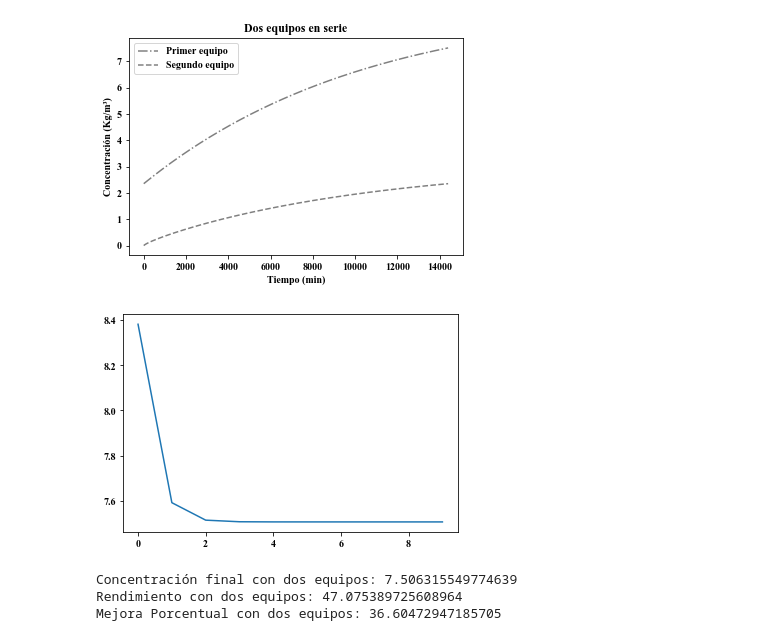
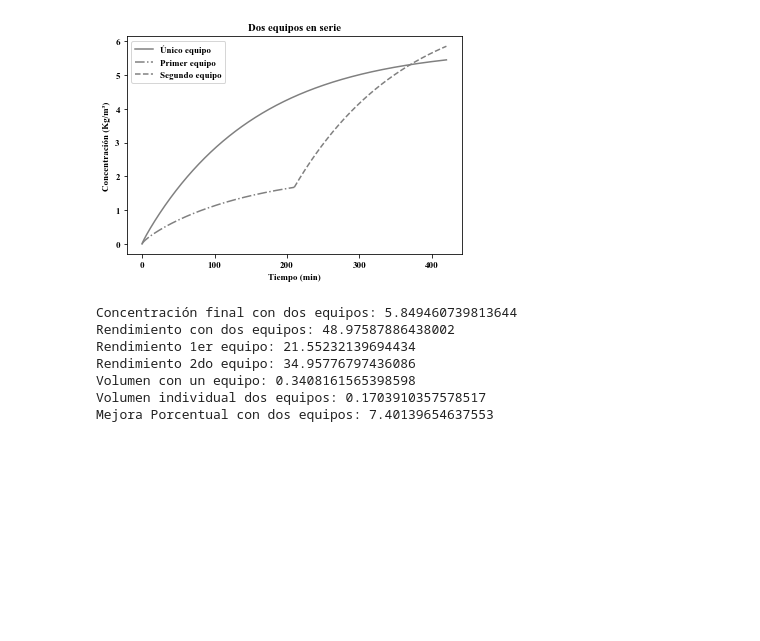
Before and after one commit to fedebenelli/PDE-solver, a Jupyter notebook: Jupyter/batch-diffusion.ipynb, the cells around one changed output. Cells and saved outputs as stored; diff of their text form; code cells hidden in the pictures; blank space fills up the shorter version.

```diff
--- a/Jupyter/batch-diffusion.ipynb
+++ b/Jupyter/batch-diffusion.ipynb
@@ -252,35 +471,54 @@ Mejora Porcentual con tres equipos: 52.531512333452774
 # %%
+'__Calculo de dos batchs en serie__'
+
 convergencia = []
 
+t1 = t[:int(nt/2)]
+t2 = t[int(nt/2):]
+
 for i in range(0,10):
-    sol1 = odeint(batch, [x0, sol2[-1][1]], t)
-    sol2 = odeint(batch, [sol1[-1][0], y0], t)
+    sol1 = odeint(batch, [sol2[-1][0], y0], t1)
+    sol2 = odeint(batch, [x0, sol1[-1][-1]], t2)
     convergencia.append(sol1[-1][1])
 
-conc_final_2 = sol1[-1][-1]
-rendimiento_2 = (sol1[0][0]-sol2[-1][0])/sol1[0][0]*100
+conc_final_2 = sol2[-1][-1]
+rendimiento_2 = 100*(1 - sol1[-1][0]/sol2[0][0])
+
+rendimiento_2_1 = 100 * (1 - sol1[-1][0]/sol1[0][0])
+rendimiento_2_2 = 100 * (1 - sol2[-1][0]/sol2[0][0])
+
+V_1 = W * t[-1]/((1-eps)*dens)
+V_2 = W * t1[-1]/((1-eps)*dens)
 
 # Fase Líquida
-plt.plot(t, sol1[:,-1], ls='-.', color='grey', label = 'Primer equipo')
-plt.plot(t, sol2[:,-1], ls='--', color='grey', label = 'Segundo equipo')
+plt.plot(t/60, sol0[:, -1], ls='-', color='grey', label='Único equipo')
+plt.plot(t1/60, sol1[:,-1], ls='-.', color='grey', label = 'Primer equipo')
+plt.plot(t2/60, sol2[:,-1], ls='--', color='grey', label = 'Segundo equipo')
 
 plt.title('Dos equipos en serie')
 plt.xlabel('Tiempo (min)')
 plt.ylabel('Concentración (Kg/m³)')
 plt.legend()
 plt.show()
 
-plt.plot(convergencia)
-plt.show()
+# plt.plot(convergencia)
+# plt.show()
 
 print(f'''
 Concentración final con dos equipos: {conc_final_2}
 Rendimiento con dos equipos: {rendimiento_2}
-Mejora Porcentual con dos equipos: {100*(sol1[-1][1]-sol0[-1][1])/sol0[-1][1]}
+Rendimiento 1er equipo: {rendimiento_2_1}
+Rendimiento 2do equipo: {rendimiento_2_2}
+Volumen con un equipo: {V_1}
+Volumen individual dos equipos: {V_2}
+Mejora Porcentual con dos equipos: {100*(sol2[-1][1]-sol0[-1][1])/sol0[-1][1]}
 ''')
 # %% [output]
-[figure, old version]
+[figure, new version]
-[figure, removed]
-Concentración final con dos equipos: 7.506315549774639
-Rendimiento con dos equipos: 47.075389725608964
-Mejora Porcentual con dos equipos: 36.60472947185705
+Concentración final con dos equipos: 5.849460739813644
+Rendimiento con dos equipos: 48.97587886438002
+Rendimiento 1er equipo: 21.55232139694434
+Rendimiento 2do equipo: 34.95776797436086
+Volumen con un equipo: 0.3408161565398598
+Volumen individual dos equipos: 0.1703910357578517
+Mejora Porcentual con dos equipos: 7.40139654637553
```
Also changed, not shown: parts of 11 cells of this notebook, 2 other files.
